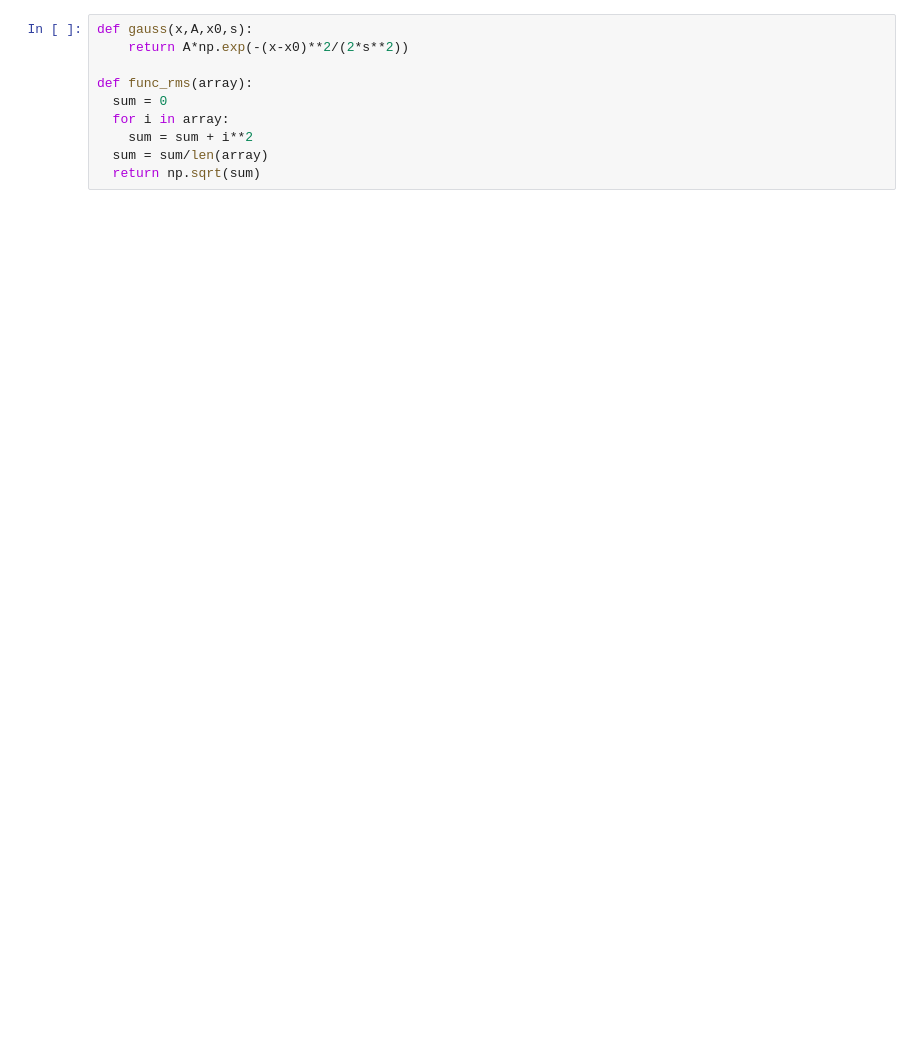
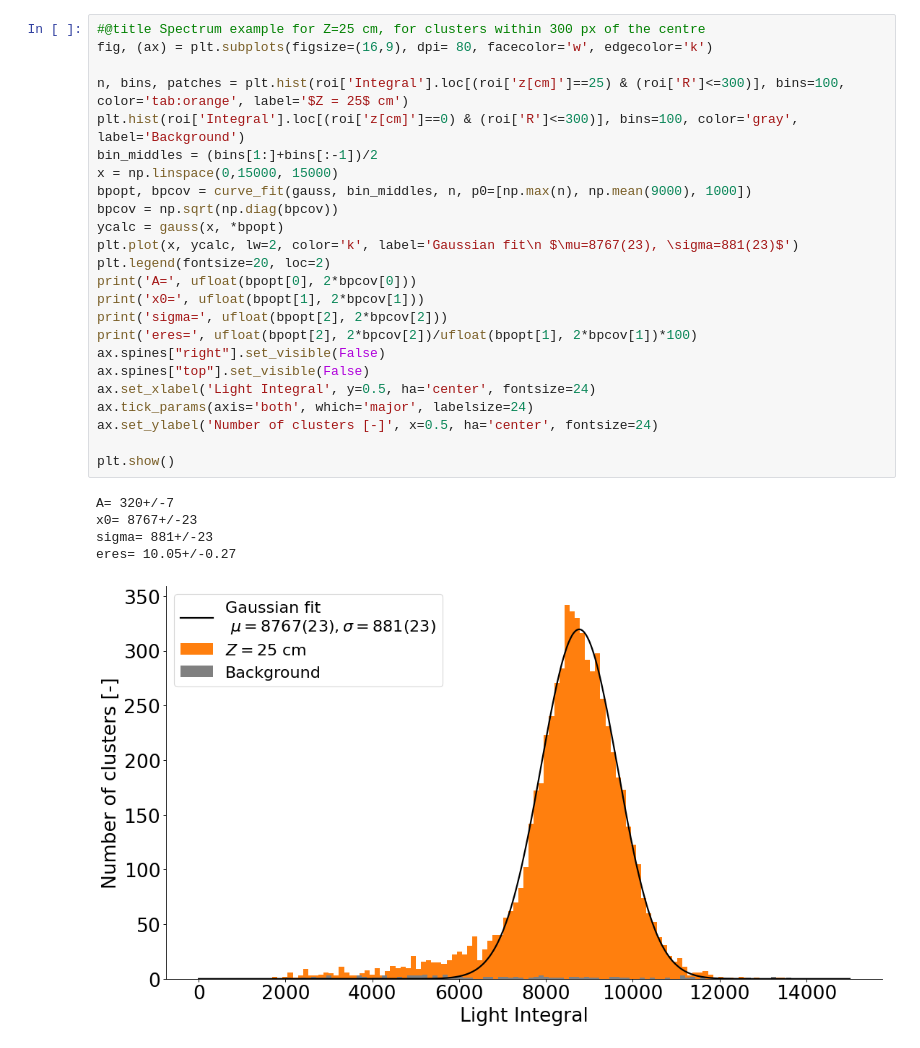
Before and after one commit to RitaROK/Analysis, a Jupyter notebook: Light_response.ipynb, the cells around one changed output. Cells and saved outputs as stored; diff of their text form; blank space fills up the shorter version.

```diff
--- a/Light_response.ipynb
+++ b/Light_response.ipynb
@@ -86,11 +230,31 @@ plt.show()
-# %%
-def gauss(x,A,x0,s):
-    return A*np.exp(-(x-x0)**2/(2*s**2))
-
-def func_rms(array):
-  sum = 0
-  for i in array:
-    sum = sum + i**2
-  sum = sum/len(array)
-  return np.sqrt(sum)
+# %%
+#@title Spectrum example for Z=25 cm, for clusters within 300 px of the centre
+fig, (ax) = plt.subplots(figsize=(16,9), dpi= 80, facecolor='w', edgecolor='k')
+
+n, bins, patches = plt.hist(roi['Integral'].loc[(roi['z[cm]']==25) & (roi['R']<=300)], bins=100, color='tab:orange', label='$Z = 25$ cm')
+plt.hist(roi['Integral'].loc[(roi['z[cm]']==0) & (roi['R']<=300)], bins=100, color='gray', label='Background')
+bin_middles = (bins[1:]+bins[:-1])/2
+x = np.linspace(0,15000, 15000)
+bpopt, bpcov = curve_fit(gauss, bin_middles, n, p0=[np.max(n), np.mean(9000), 1000])
+bpcov = np.sqrt(np.diag(bpcov))
+ycalc = gauss(x, *bpopt)
+plt.plot(x, ycalc, lw=2, color='k', label='Gaussian fit\n $\mu=8767(23), \sigma=881(23)$')
+plt.legend(fontsize=20, loc=2)
+print('A=', ufloat(bpopt[0], 2*bpcov[0]))
+print('x0=', ufloat(bpopt[1], 2*bpcov[1]))
+print('sigma=', ufloat(bpopt[2], 2*bpcov[2]))
+print('eres=', ufloat(bpopt[2], 2*bpcov[2])/ufloat(bpopt[1], 2*bpcov[1])*100)
+ax.spines["right"].set_visible(False)
+ax.spines["top"].set_visible(False)
+ax.set_xlabel('Light Integral', y=0.5, ha='center', fontsize=24)
+ax.tick_params(axis='both', which='major', labelsize=24)
+ax.set_ylabel('Number of clusters [-]', x=0.5, ha='center', fontsize=24)
+
+plt.show()
+# %% [output]
+A= 320+/-7
+x0= 8767+/-23
+sigma= 881+/-23
+eres= 10.05+/-0.27
+[figure, added]
 # %%
```
Also changed, not shown: parts of 18 cells of this notebook.
